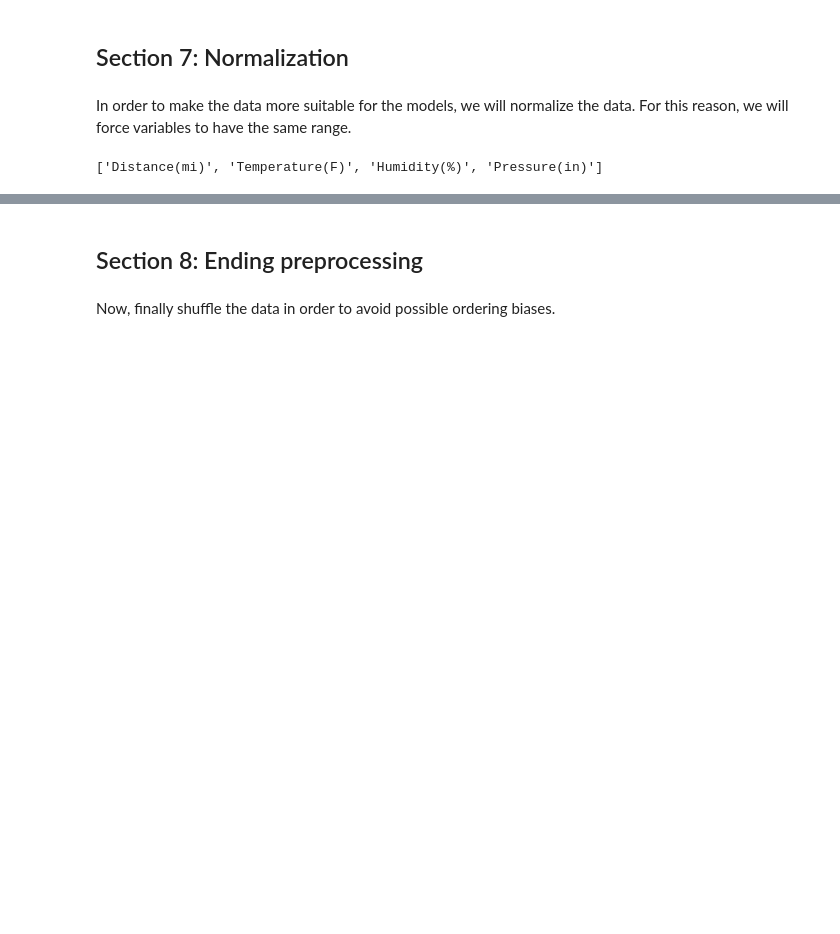
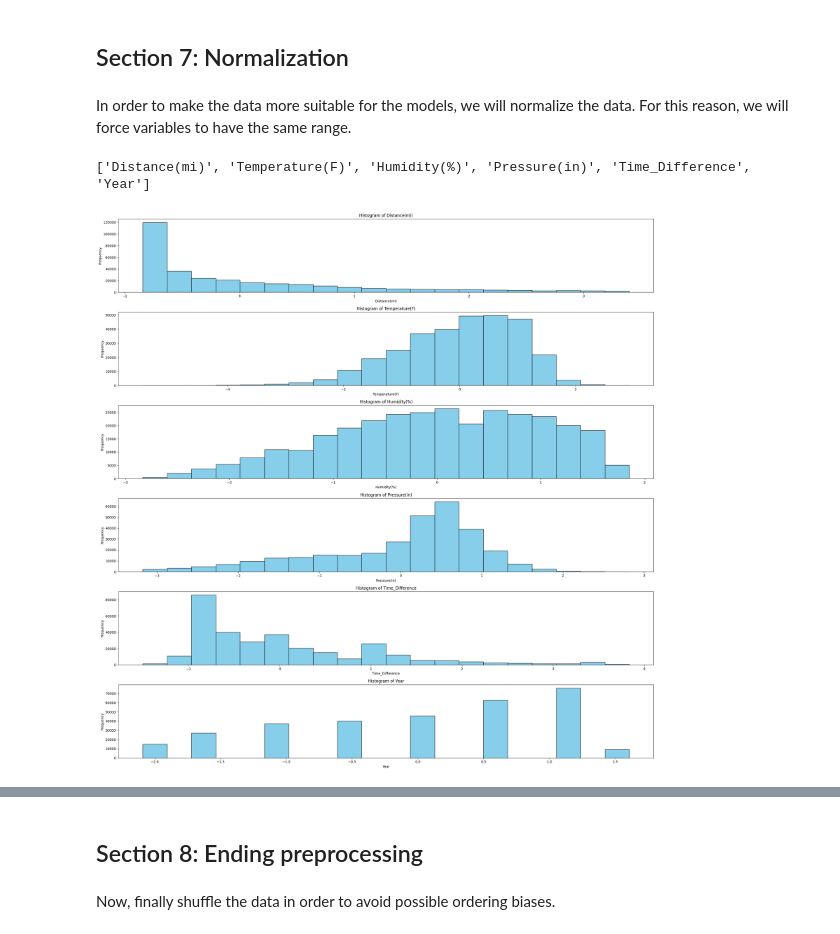
Before and after one commit to pol-resina/US-Accidents, a Jupyter notebook: notebooks/preprocessing.ipynb, the cells around one changed output, grey strips where cells are left out. Saved outputs shown, nothing was run; the diff lists cells and outputs as text; code cells hidden in the pictures; blank space fills up the shorter version.

```diff
--- a/notebooks/preprocessing.ipynb
+++ b/notebooks/preprocessing.ipynb
@@ -612,7 +619,7 @@ data = data.drop(columns = ['Visibility(mi)'])
 # %% [markdown]
 In order to make the data more suitable for the models, we will normalize the data. For this reason, we will force variables to have the same range.
 # %%
-numerical_columns = [column for column in data.columns if data[column].dtype == 'float64' and (column != 'Start_Lng' and column != 'Start_Lat')]
+numerical_columns = [column for column in data.columns if (data[column].dtype == 'float64' or column == 'Time_Difference') and (column != 'Start_Lng' and column != 'Start_Lat')]
 
 std_scaler = preprocessing.StandardScaler()
 
@@ -620,5 +627,19 @@ data[numerical_columns] = std_scaler.fit_transform(data[numerical_columns])
 
 print(numerical_columns)
 # %% [output]
-['Distance(mi)', 'Temperature(F)', 'Humidity(%)', 'Pressure(in)']
+['Distance(mi)', 'Temperature(F)', 'Humidity(%)', 'Pressure(in)', 'Time_Difference', 'Year']
+# %%
+fig, axs = plt.subplots(len(numerical_columns), 1, figsize=(23, 23))
+
+for i, var in enumerate(numerical_columns):
+    axs[i].hist(data[var], bins=20, color='skyblue', edgecolor='black')
+    axs[i].set_title(f'Histogram of {var}')
+    axs[i].set_xlabel(var)
+    axs[i].set_ylabel('Frequency')
+
+plt.tight_layout()
+
+plt.show()
+# %% [output]
+[figure, added]
 # %% [markdown]
```
Also changed, not shown: parts of 29 cells of this notebook.
